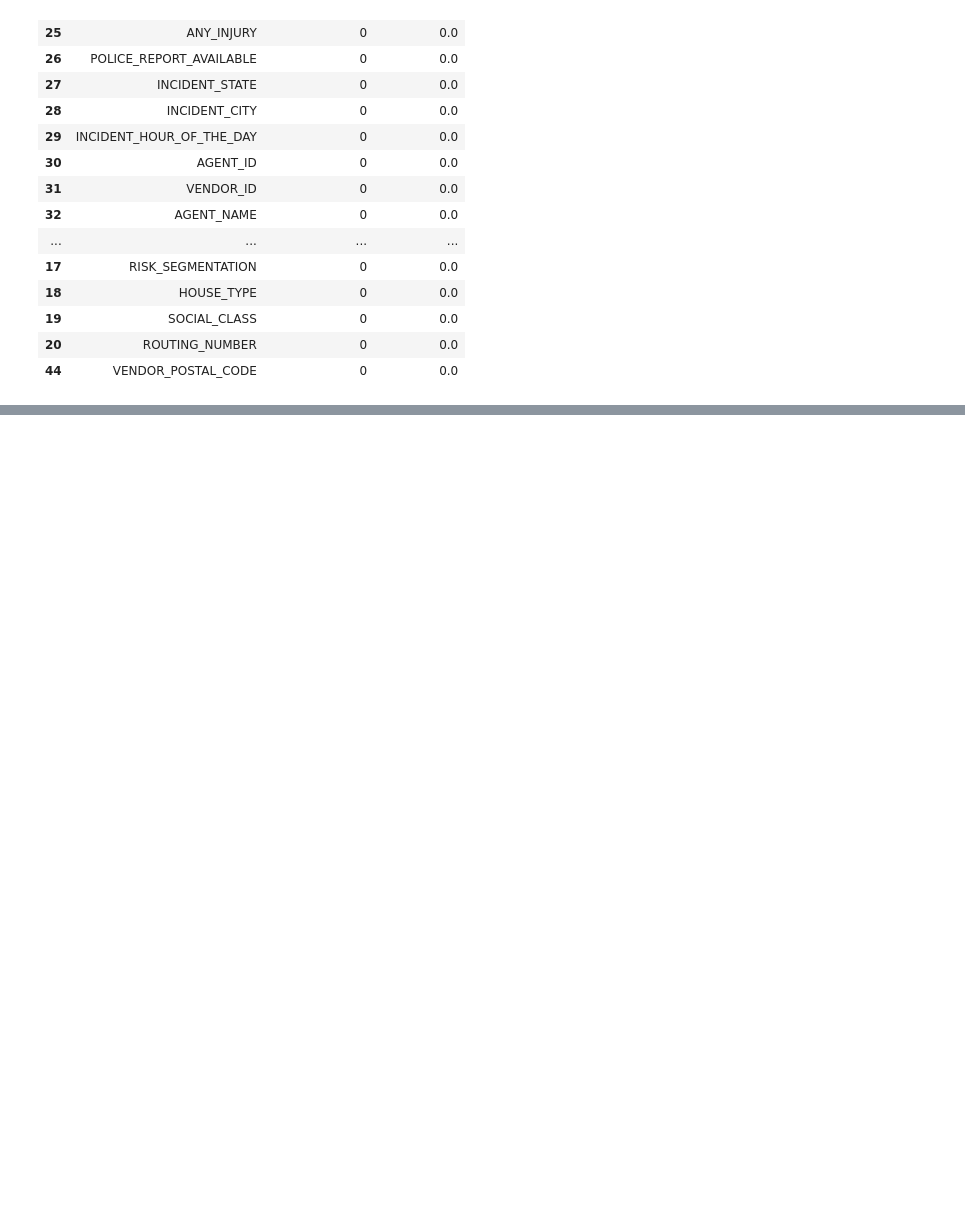
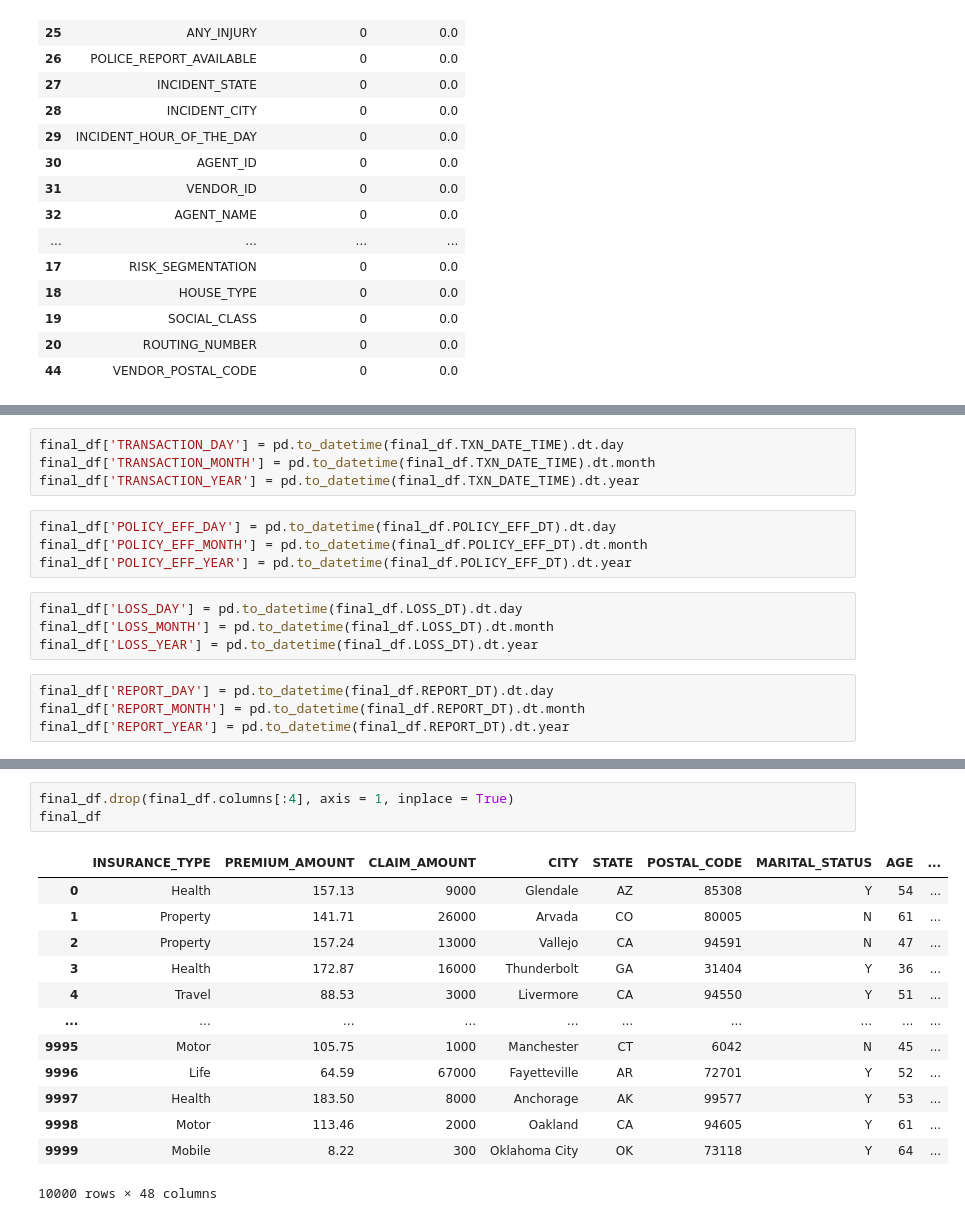
Before and after one commit to Prakash-Kani/Insurance-Claims-Fraud-Detection, a Jupyter notebook: Preprocessing.ipynb, the cells around one changed output, grey strips where cells are left out. Drawn from its saved outputs; the diff is of its cells as text; blank space fills up the shorter version.

Commit message:
Updated Date Columns

```diff
--- a/Preprocessing.ipynb
+++ b/Preprocessing.ipynb
@@ -455,0 +516,16 @@ missing_values(final_df)
+# %%
+final_df['TRANSACTION_DAY'] = pd.to_datetime(final_df.TXN_DATE_TIME).dt.day
+final_df['TRANSACTION_MONTH'] = pd.to_datetime(final_df.TXN_DATE_TIME).dt.month
+final_df['TRANSACTION_YEAR'] = pd.to_datetime(final_df.TXN_DATE_TIME).dt.year
+# %%
+final_df['POLICY_EFF_DAY'] = pd.to_datetime(final_df.POLICY_EFF_DT).dt.day
+final_df['POLICY_EFF_MONTH'] = pd.to_datetime(final_df.POLICY_EFF_DT).dt.month
+final_df['POLICY_EFF_YEAR'] = pd.to_datetime(final_df.POLICY_EFF_DT).dt.year
+# %%
+final_df['LOSS_DAY'] = pd.to_datetime(final_df.LOSS_DT).dt.day
+final_df['LOSS_MONTH'] = pd.to_datetime(final_df.LOSS_DT).dt.month
+final_df['LOSS_YEAR'] = pd.to_datetime(final_df.LOSS_DT).dt.year
+# %%
+final_df['REPORT_DAY'] = pd.to_datetime(final_df.REPORT_DT).dt.day
+final_df['REPORT_MONTH'] = pd.to_datetime(final_df.REPORT_DT).dt.month
+final_df['REPORT_YEAR'] = pd.to_datetime(final_df.REPORT_DT).dt.year
@@ -455,0 +548,17 @@ missing_values(final_df)
+# %%
+final_df.drop(final_df.columns[:4], axis = 1, inplace = True)
+final_df
+# %% [output]
+|  | INSURANCE_TYPE | PREMIUM_AMOUNT | CLAIM_AMOUNT | CITY | STATE | POSTAL_CODE | MARITAL_STATUS | AGE | ... |
+| 0 | Health | 157.13 | 9000 | Glendale | AZ | 85308 | Y | 54 | ... |
+| 1 | Property | 141.71 | 26000 | Arvada | CO | 80005 | N | 61 | ... |
+| 2 | Property | 157.24 | 13000 | Vallejo | CA | 94591 | N | 47 | ... |
+| 3 | Health | 172.87 | 16000 | Thunderbolt | GA | 31404 | Y | 36 | ... |
+| 4 | Travel | 88.53 | 3000 | Livermore | CA | 94550 | Y | 51 | ... |
+| ... | ... | ... | ... | ... | ... | ... | ... | ... | ... |
+| 9995 | Motor | 105.75 | 1000 | Manchester | CT | 6042 | N | 45 | ... |
+| 9996 | Life | 64.59 | 67000 | Fayetteville | AR | 72701 | Y | 52 | ... |
+| 9997 | Health | 183.50 | 8000 | Anchorage | AK | 99577 | Y | 53 | ... |
+| 9998 | Motor | 113.46 | 2000 | Oakland | CA | 94605 | Y | 61 | ... |
+| 9999 | Mobile | 8.22 | 300 | Oklahoma City | OK | 73118 | Y | 64 | ... |
+10000 rows × 48 columns
```
Also changed, not shown: parts of 8 cells of this notebook.
